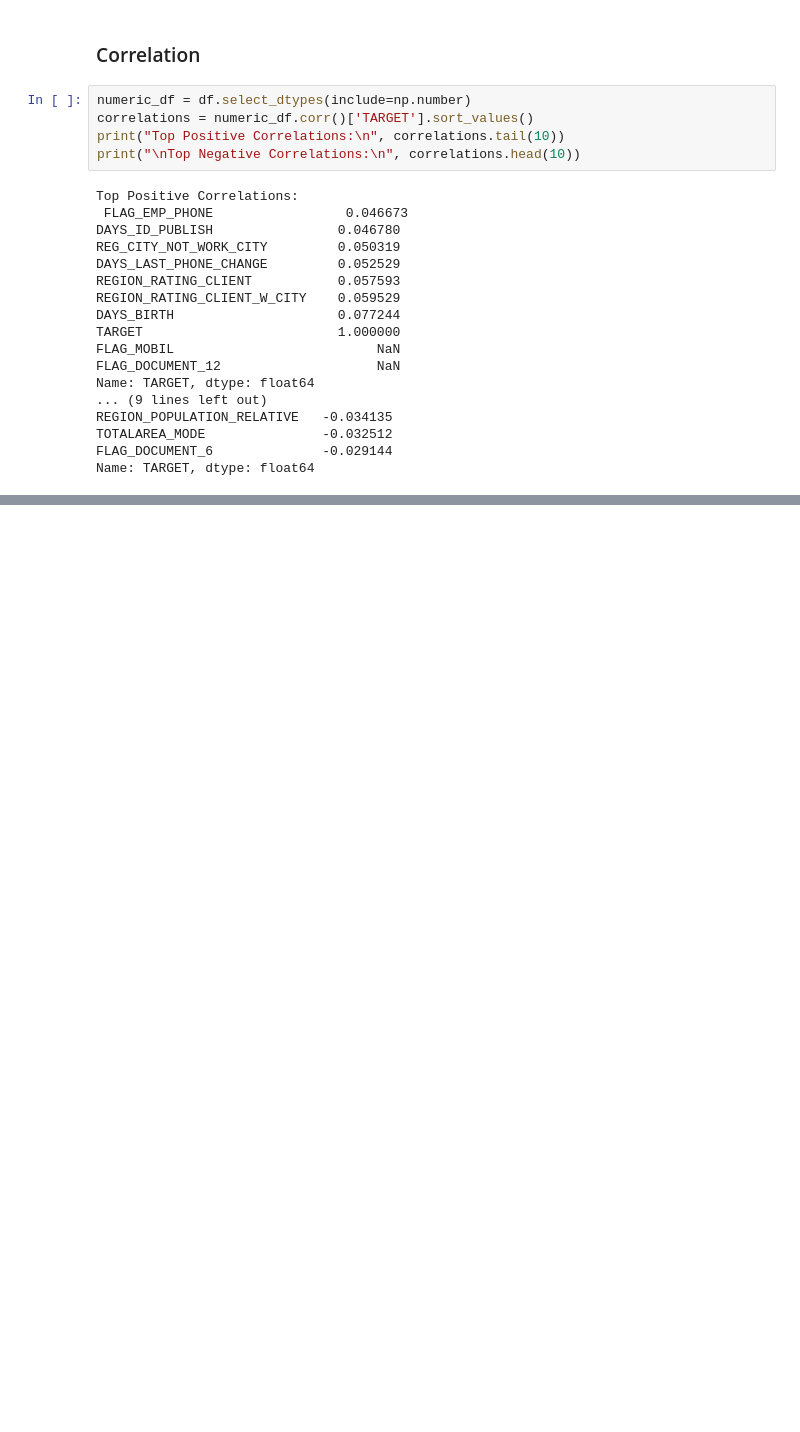
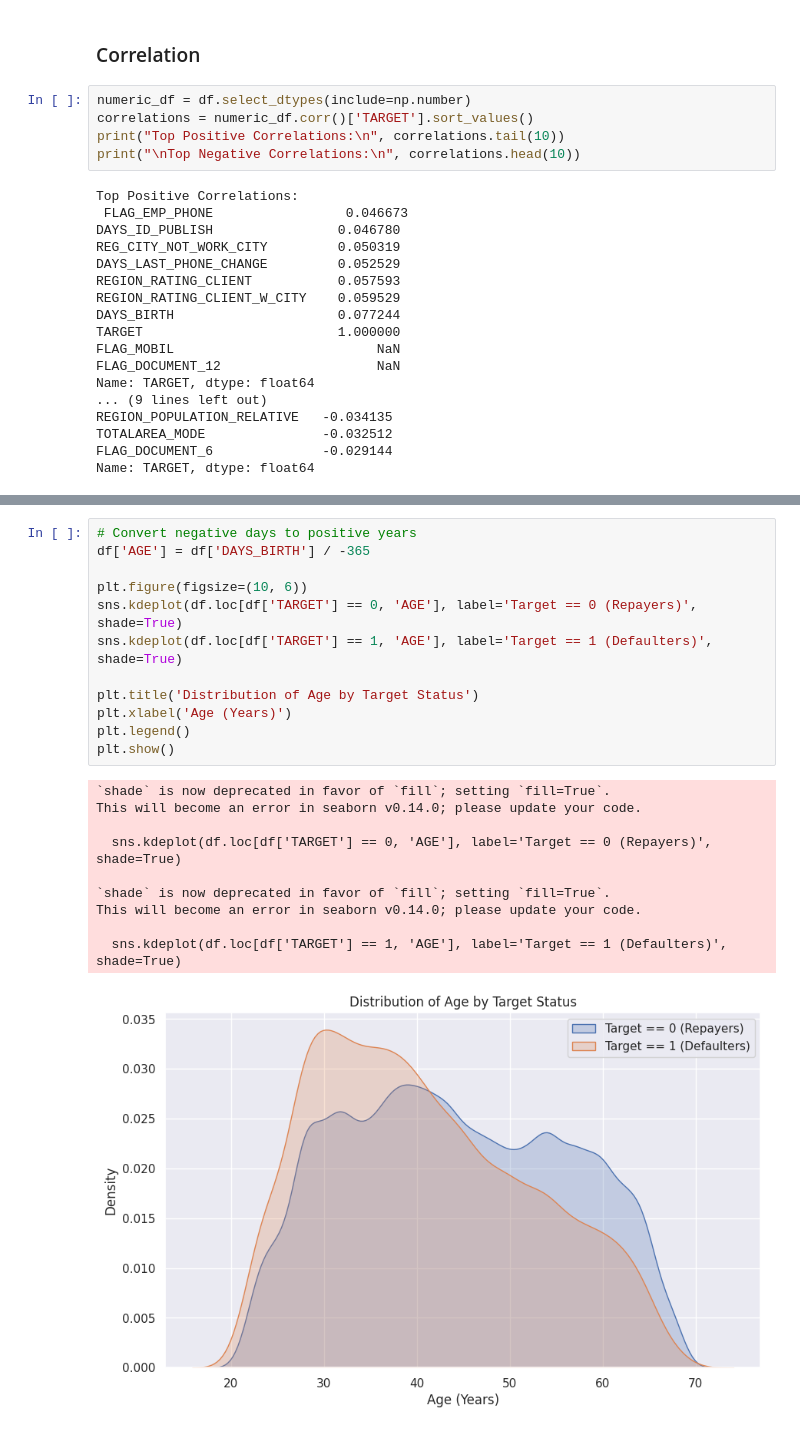
Before and after one commit to JagdishMane/aai-machine-learning, a Jupyter notebook: JagdishMane_Assignment1.ipynb, the cells around one changed output, grey strips where cells are left out. Cells and saved outputs as stored; diff of their text form; blank space fills up the shorter version.

```diff
--- a/JagdishMane_Assignment1.ipynb
+++ b/JagdishMane_Assignment1.ipynb
@@ -264,0 +288,23 @@ Name: TARGET, dtype: float64
+# %%
+# Convert negative days to positive years
+df['AGE'] = df['DAYS_BIRTH'] / -365
+
+plt.figure(figsize=(10, 6))
+sns.kdeplot(df.loc[df['TARGET'] == 0, 'AGE'], label='Target == 0 (Repayers)', shade=True)
+sns.kdeplot(df.loc[df['TARGET'] == 1, 'AGE'], label='Target == 1 (Defaulters)', shade=True)
+
+plt.title('Distribution of Age by Target Status')
+plt.xlabel('Age (Years)')
+plt.legend()
+plt.show()
+# %% [output]
+`shade` is now deprecated in favor of `fill`; setting `fill=True`.
+This will become an error in seaborn v0.14.0; please update your code.
+
+  sns.kdeplot(df.loc[df['TARGET'] == 0, 'AGE'], label='Target == 0 (Repayers)', shade=True)
+
+`shade` is now deprecated in favor of `fill`; setting `fill=True`.
+This will become an error in seaborn v0.14.0; please update your code.
+
+  sns.kdeplot(df.loc[df['TARGET'] == 1, 'AGE'], label='Target == 1 (Defaulters)', shade=True)
+[figure, added]
```
Also changed, not shown: parts of 3 cells of this notebook.
